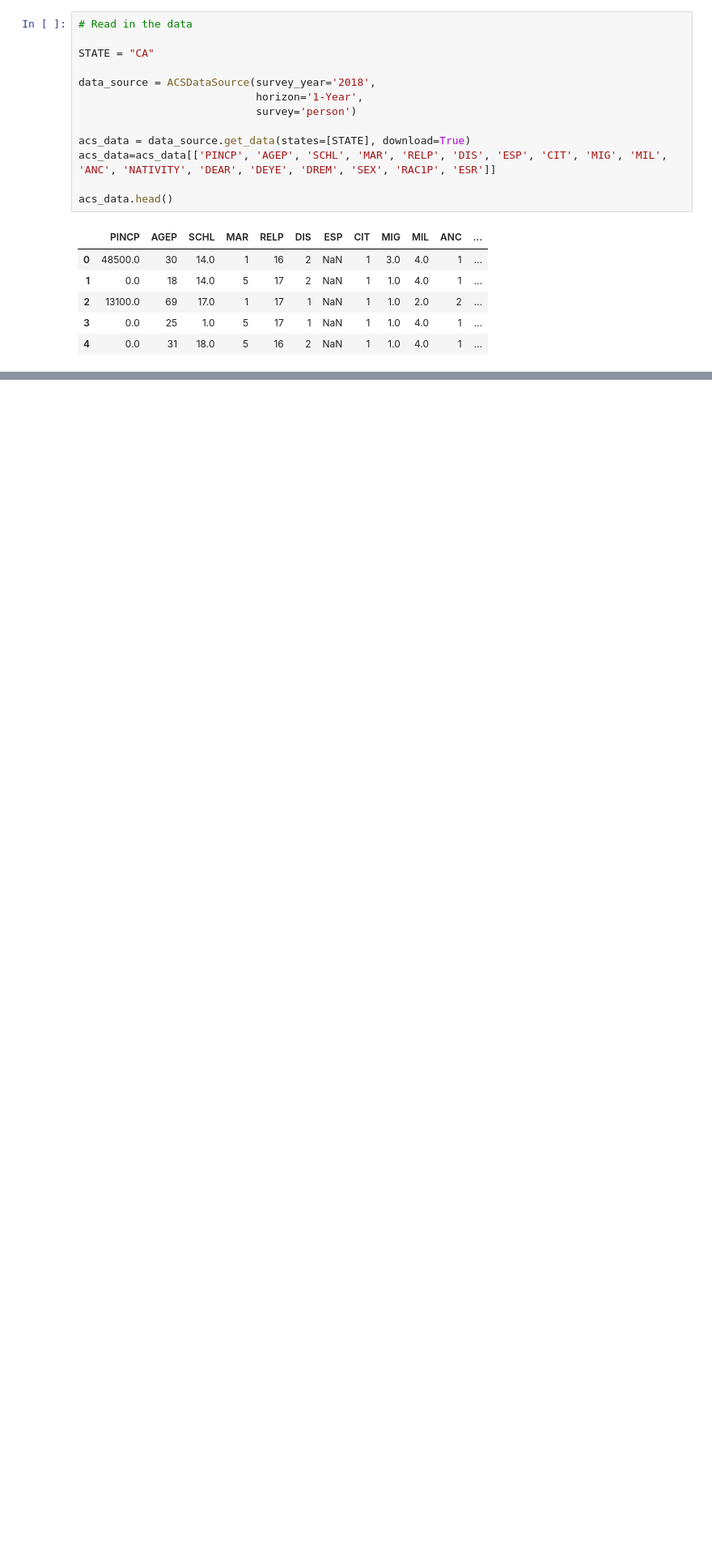
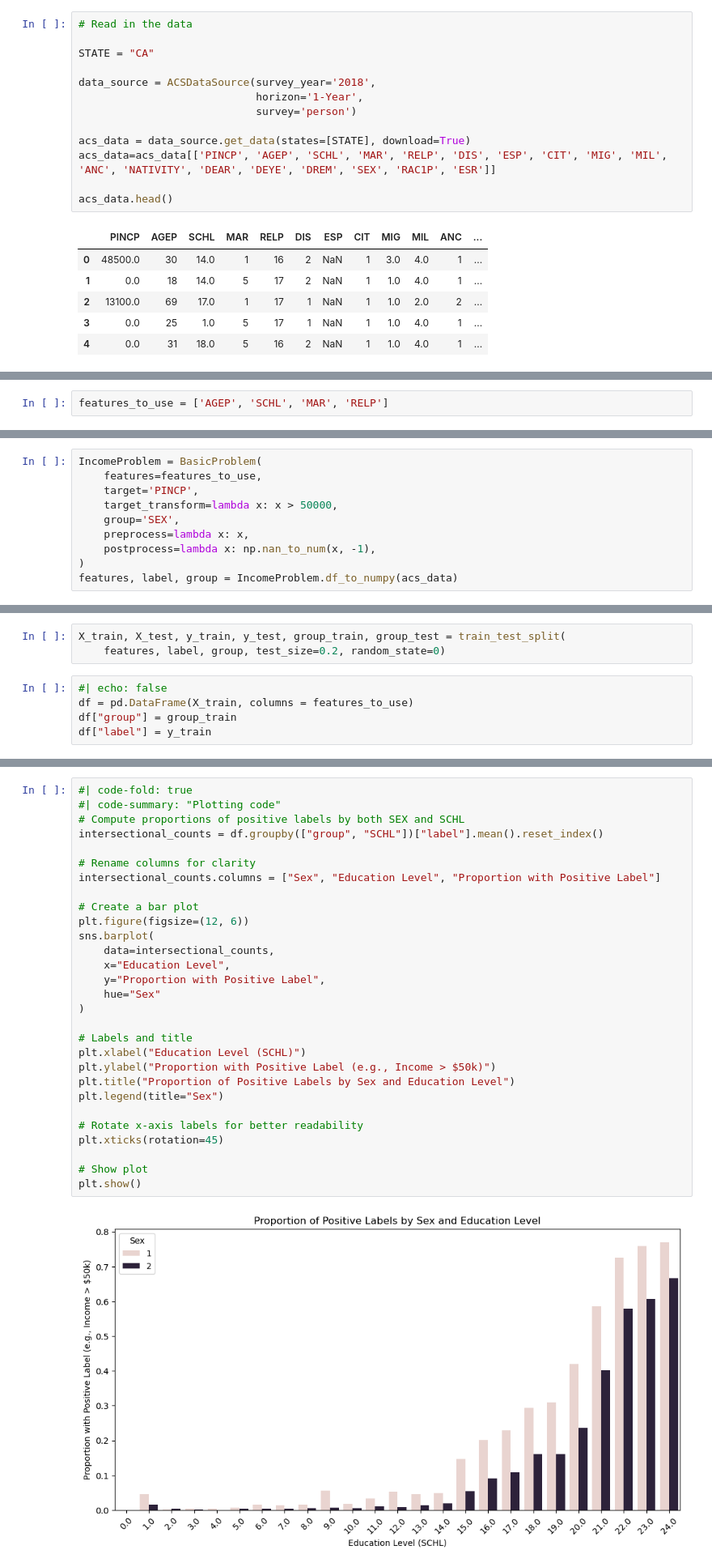
Before and after one commit to carlymcadam/carlymcadam.github.io, a Jupyter notebook: posts/auditing-bias/index.ipynb, the cells around one changed output, grey strips where cells are left out. Shown at 81% size. Drawn from its saved outputs; the diff is of its cells as text; blank space fills up the shorter version.

```diff
--- a/posts/auditing-bias/index.ipynb
+++ b/posts/auditing-bias/index.ipynb
@@ -444,0 +53,2 @@ Here, we are again looking at the loan rejection rates, this time by income grou
+# %%
+features_to_use = ['AGEP', 'SCHL', 'MAR', 'RELP']
@@ -444,0 +57,10 @@ Here, we are again looking at the loan rejection rates, this time by income grou
+# %%
+IncomeProblem = BasicProblem(
+    features=features_to_use,
+    target='PINCP',
+    target_transform=lambda x: x > 50000,
+    group='SEX',
+    preprocess=lambda x: x,
+    postprocess=lambda x: np.nan_to_num(x, -1),
+)
+features, label, group = IncomeProblem.df_to_numpy(acs_data)
@@ -444,0 +71,8 @@ Here, we are again looking at the loan rejection rates, this time by income grou
+# %%
+X_train, X_test, y_train, y_test, group_train, group_test = train_test_split(
+    features, label, group, test_size=0.2, random_state=0)
+# %%
+#| echo: false
+df = pd.DataFrame(X_train, columns = features_to_use)
+df["group"] = group_train
+df["label"] = y_train
@@ -444,0 +123,31 @@ Here, we are again looking at the loan rejection rates, this time by income grou
+# %%
+#| code-fold: true
+#| code-summary: "Plotting code"
+# Compute proportions of positive labels by both SEX and SCHL
+intersectional_counts = df.groupby(["group", "SCHL"])["label"].mean().reset_index()
+
+# Rename columns for clarity
+intersectional_counts.columns = ["Sex", "Education Level", "Proportion with Positive Label"]
+
+# Create a bar plot
+plt.figure(figsize=(12, 6))
+sns.barplot(
+    data=intersectional_counts,
+    x="Education Level",
+    y="Proportion with Positive Label",
+    hue="Sex"
+)
+
+# Labels and title
+plt.xlabel("Education Level (SCHL)")
+plt.ylabel("Proportion with Positive Label (e.g., Income > $50k)")
+plt.title("Proportion of Positive Labels by Sex and Education Level")
+plt.legend(title="Sex")
+
+# Rotate x-axis labels for better readability
+plt.xticks(rotation=45)
+
+# Show plot
+plt.show()
+# %% [output]
+[figure, added]
```
Also changed, not shown: parts of 81 cells of this notebook, 11 other files.
